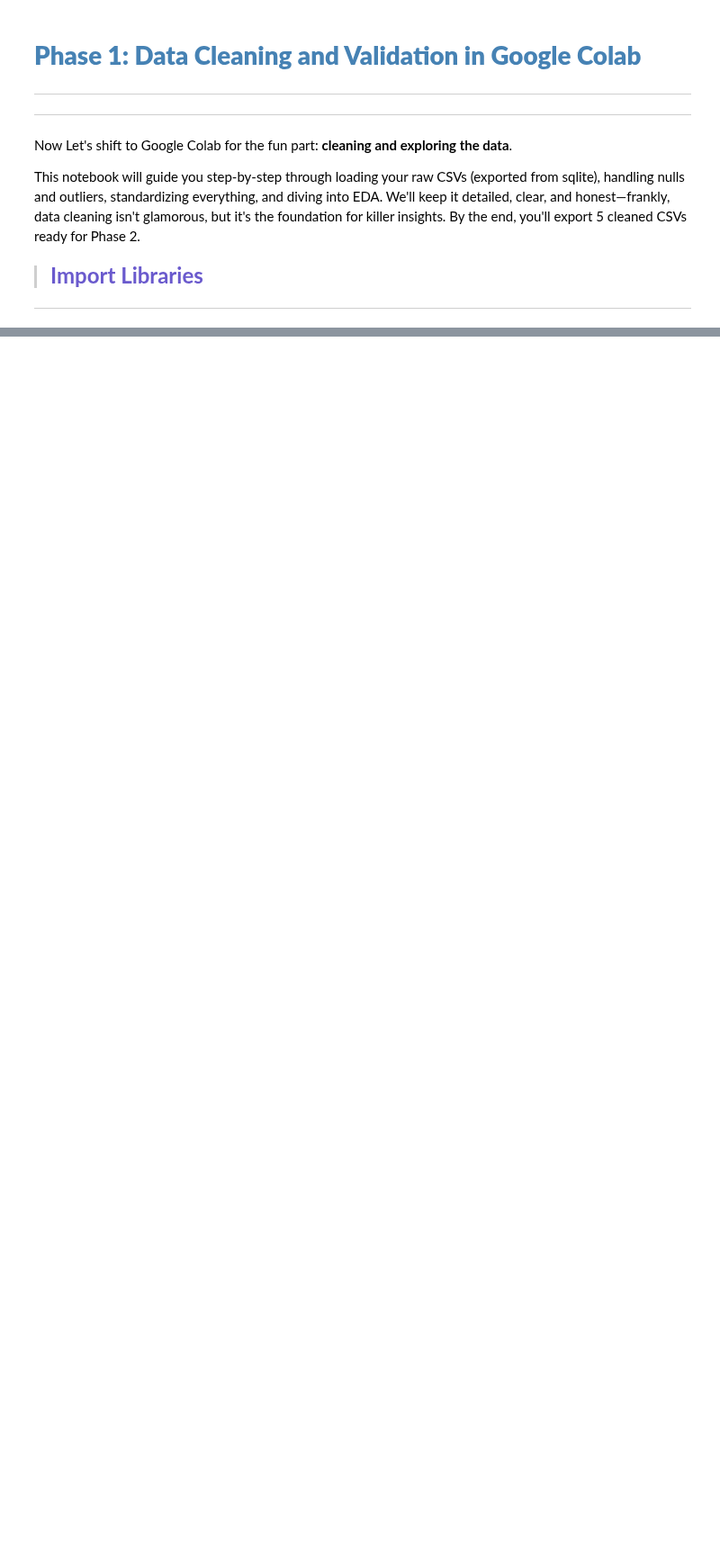
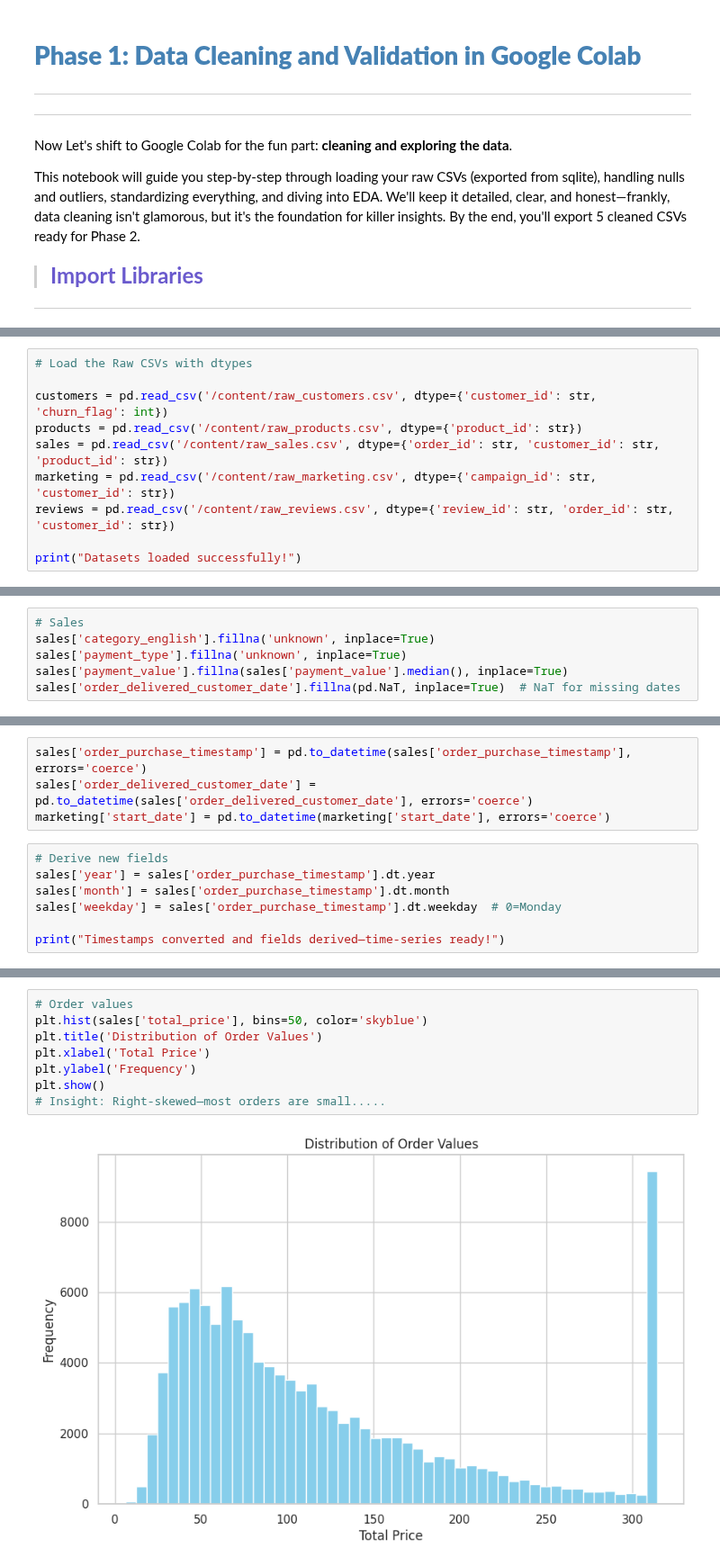
Before and after one commit to Kanakbaghel/Capstone_Project, a Jupyter notebook: Scripts/EDA.ipynb, the cells around one changed output, grey strips where cells are left out. Shown at 90% size. Drawn from its saved outputs; the diff is of its cells as text; blank space fills up the shorter version.

Commit message:
handling missing values

```diff
--- a/Scripts/EDA.ipynb
+++ b/Scripts/EDA.ipynb
@@ -154,0 +50,10 @@ Customers shape: (99441, 11)
+# %%
+# Load the Raw CSVs with dtypes
+
+customers = pd.read_csv('/content/raw_customers.csv', dtype={'customer_id': str, 'churn_flag': int})
+products = pd.read_csv('/content/raw_products.csv', dtype={'product_id': str})
+sales = pd.read_csv('/content/raw_sales.csv', dtype={'order_id': str, 'customer_id': str, 'product_id': str})
+marketing = pd.read_csv('/content/raw_marketing.csv', dtype={'campaign_id': str, 'customer_id': str})
+reviews = pd.read_csv('/content/raw_reviews.csv', dtype={'review_id': str, 'order_id': str, 'customer_id': str})
+
+print("Datasets loaded successfully!")
@@ -154,0 +191,6 @@ Customers shape: (99441, 11)
+# %%
+# Sales
+sales['category_english'].fillna('unknown', inplace=True)
+sales['payment_type'].fillna('unknown', inplace=True)
+sales['payment_value'].fillna(sales['payment_value'].median(), inplace=True)
+sales['order_delivered_customer_date'].fillna(pd.NaT, inplace=True)  # NaT for missing dates
@@ -154,0 +325,11 @@ Customers shape: (99441, 11)
+# %%
+sales['order_purchase_timestamp'] = pd.to_datetime(sales['order_purchase_timestamp'], errors='coerce')
+sales['order_delivered_customer_date'] = pd.to_datetime(sales['order_delivered_customer_date'], errors='coerce')
+marketing['start_date'] = pd.to_datetime(marketing['start_date'], errors='coerce')
+# %%
+# Derive new fields
+sales['year'] = sales['order_purchase_timestamp'].dt.year
+sales['month'] = sales['order_purchase_timestamp'].dt.month
+sales['weekday'] = sales['order_purchase_timestamp'].dt.weekday  # 0=Monday
+
+print("Timestamps converted and fields derived—time-series ready!")
@@ -154,0 +373,10 @@ Customers shape: (99441, 11)
+# %%
+# Order values
+plt.hist(sales['total_price'], bins=50, color='skyblue')
+plt.title('Distribution of Order Values')
+plt.xlabel('Total Price')
+plt.ylabel('Frequency')
+plt.show()
+# Insight: Right-skewed—most orders are small.....
+# %% [output]
+[figure, added]
```
Also changed, not shown: parts of 47 cells of this notebook.
